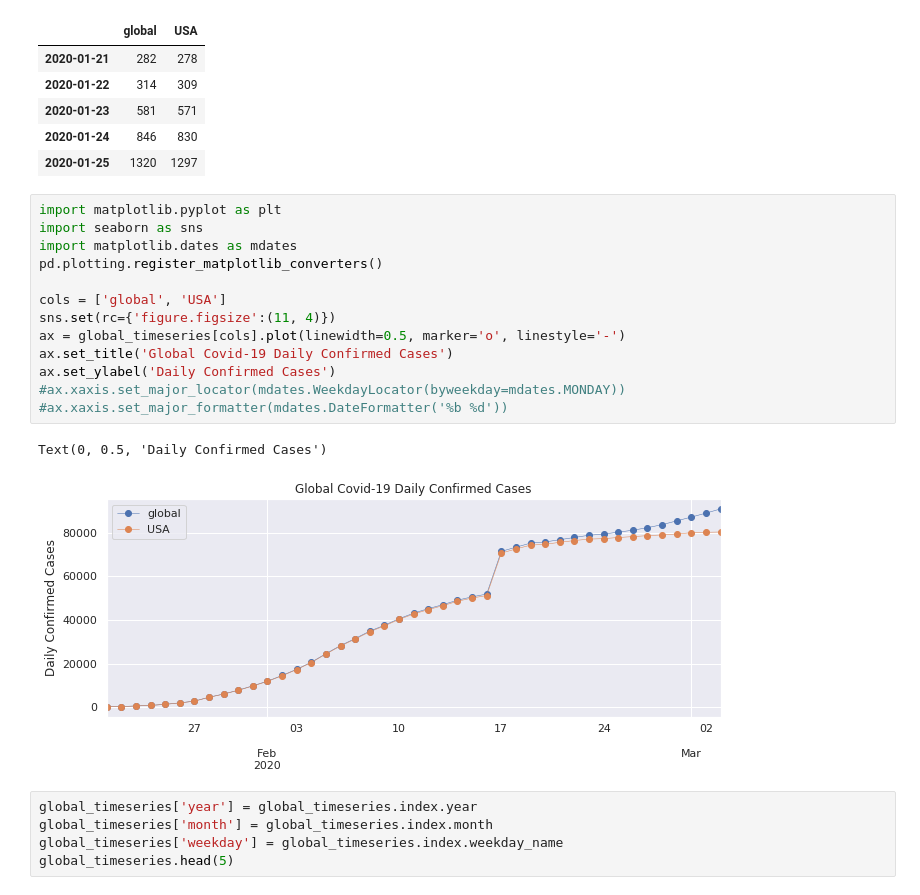
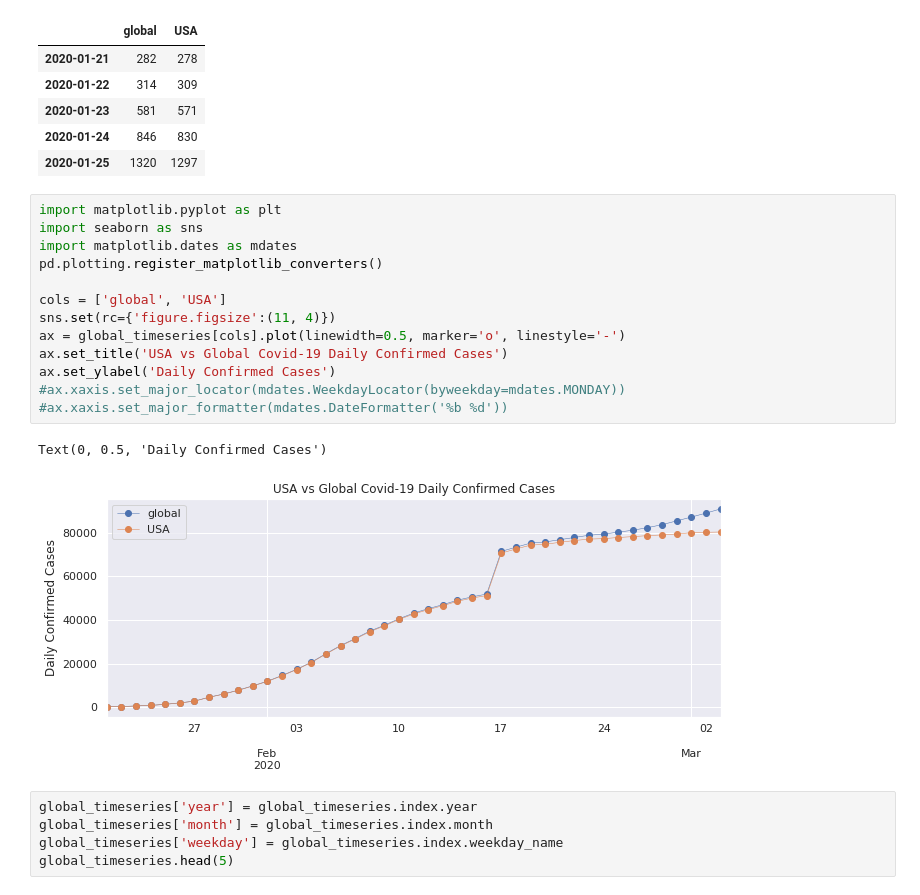
Before and after one commit to aiformankind/covid-19-hackathon, a Jupyter notebook: Covid_19_Data_Exploration.ipynb, the cells around one changed output. Cells and saved outputs as stored; diff of their text form.

```diff
--- a/Covid_19_Data_Exploration.ipynb
+++ b/Covid_19_Data_Exploration.ipynb
@@ -258,19 +252,19 @@ global_timeseries.head(5)
 # %%
 import matplotlib.pyplot as plt
 import seaborn as sns
 import matplotlib.dates as mdates
 pd.plotting.register_matplotlib_converters()
 
 cols = ['global', 'USA']
 sns.set(rc={'figure.figsize':(11, 4)})
 ax = global_timeseries[cols].plot(linewidth=0.5, marker='o', linestyle='-')
-ax.set_title('Global Covid-19 Daily Confirmed Cases')
+ax.set_title('USA vs Global Covid-19 Daily Confirmed Cases')
 ax.set_ylabel('Daily Confirmed Cases')
 #ax.xaxis.set_major_locator(mdates.WeekdayLocator(byweekday=mdates.MONDAY))
 #ax.xaxis.set_major_formatter(mdates.DateFormatter('%b %d'))
 # %% [output]
 Text(0, 0.5, 'Daily Confirmed Cases')
-[figure, old version]
+[figure, new version]
 # %%
 global_timeseries['year'] = global_timeseries.index.year
 global_timeseries['month'] = global_timeseries.index.month
```
Also changed, not shown: parts of 4 cells of this notebook.
